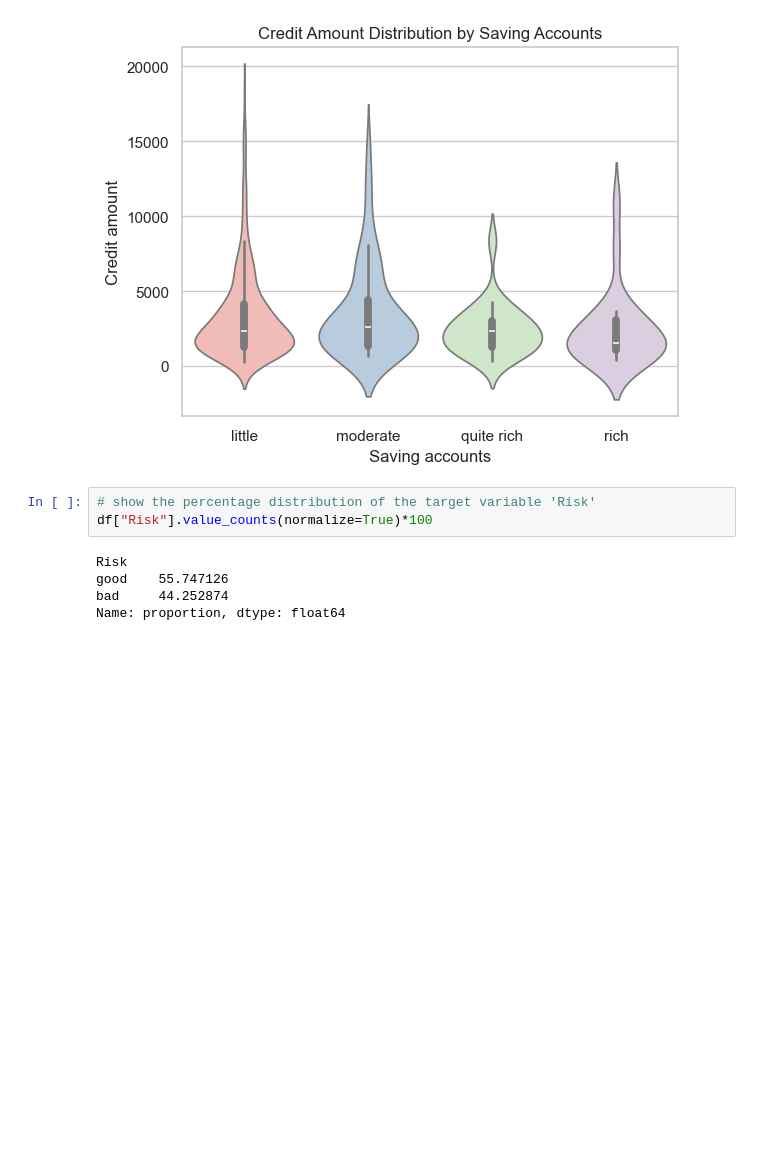
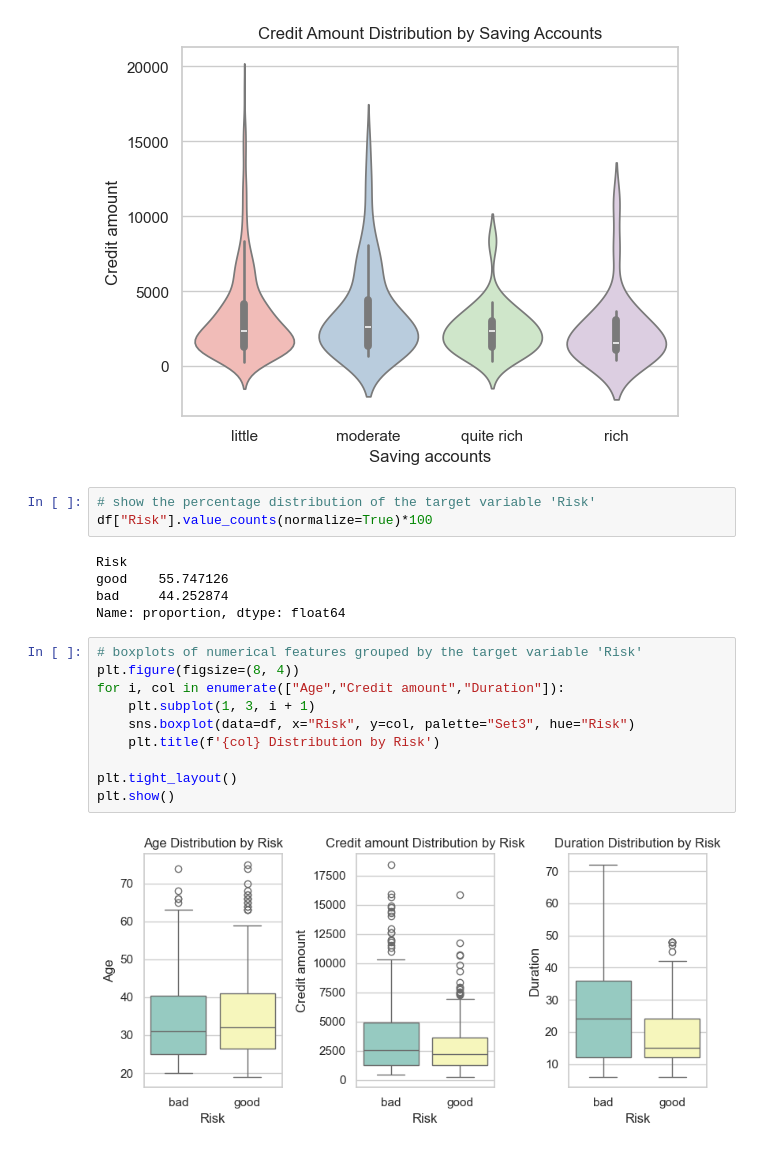
Before and after one commit to chidoakd/Credit-Risk-Modeling, a Jupyter notebook: credit_check.ipynb, the cells around one changed output. Saved outputs shown, nothing was run; the diff lists cells and outputs as text; blank space fills up the shorter version.

Commit message:
boxplots of numerical features grouped by the target variable 'Risk'

```diff
--- a/credit_check.ipynb
+++ b/credit_check.ipynb
@@ -235,3 +235,15 @@ Risk
 good    55.747126
 bad     44.252874
 Name: proportion, dtype: float64
+# %%
+# boxplots of numerical features grouped by the target variable 'Risk'
+plt.figure(figsize=(8, 4))
+for i, col in enumerate(["Age","Credit amount","Duration"]):
+    plt.subplot(1, 3, i + 1)
+    sns.boxplot(data=df, x="Risk", y=col, palette="Set3", hue="Risk")
+    plt.title(f'{col} Distribution by Risk')
+
+plt.tight_layout()
+plt.show()
+# %% [output]
+[figure, added]
```
